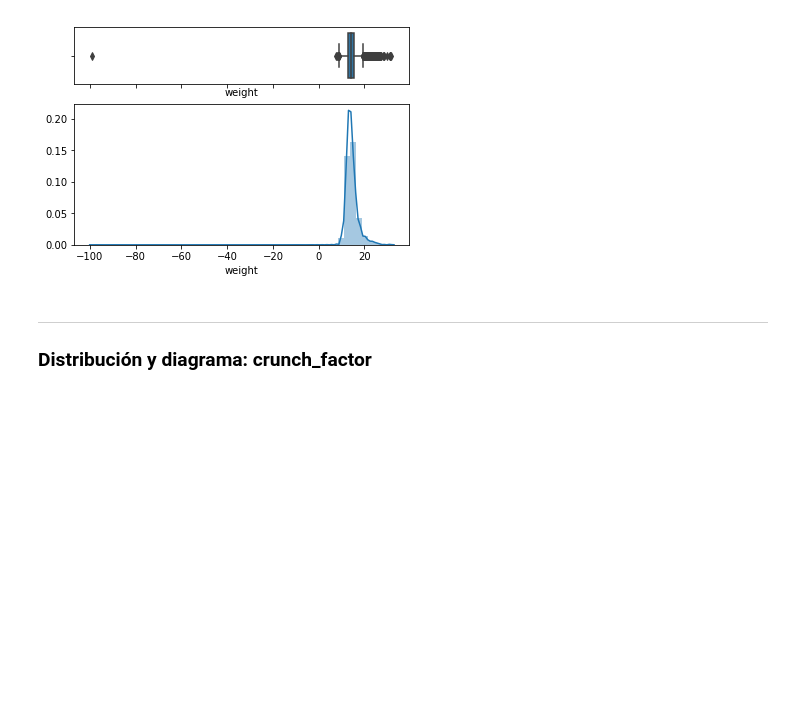
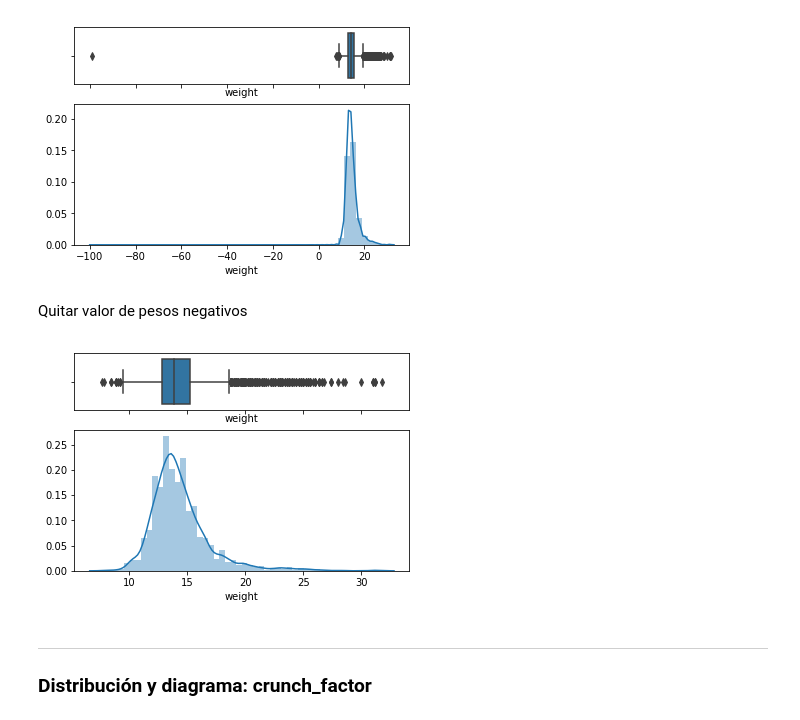
Before and after one commit to marcmeji/datathon, a Jupyter notebook: code/EDA - Jorge.ipynb, the cells around one changed output. Cells and saved outputs as stored; diff of their text form; code cells hidden in the pictures; blank space fills up the shorter version.

```diff
--- a/code/EDA - Jorge.ipynb
+++ b/code/EDA - Jorge.ipynb
@@ -309,6 +337,21 @@ sns.distplot(plot_df, ax=ax_hist)
 plt.show()
 # %% [output]
 [figure]
+# %% [markdown]
+Quitar valor de pesos negativos
+# %%
+df = df[df.weight > 0]
+# %%
+f, (ax_box, ax_hist) = plt.subplots(2, sharex=True, gridspec_kw={"height_ratios": (.40, 1)})
+
+# Plot
+plot_df = df.weight[df.weight.notnull()]
+
+sns.boxplot(plot_df, ax=ax_box)
+sns.distplot(plot_df, ax=ax_hist)
+plt.show()
+# %% [output]
+[figure, added]
 # %% [markdown]
 ---
 ### Distribución y diagrama: crunch_factor
```
Also changed, not shown: parts of 9 cells of this notebook, 1 other file.
